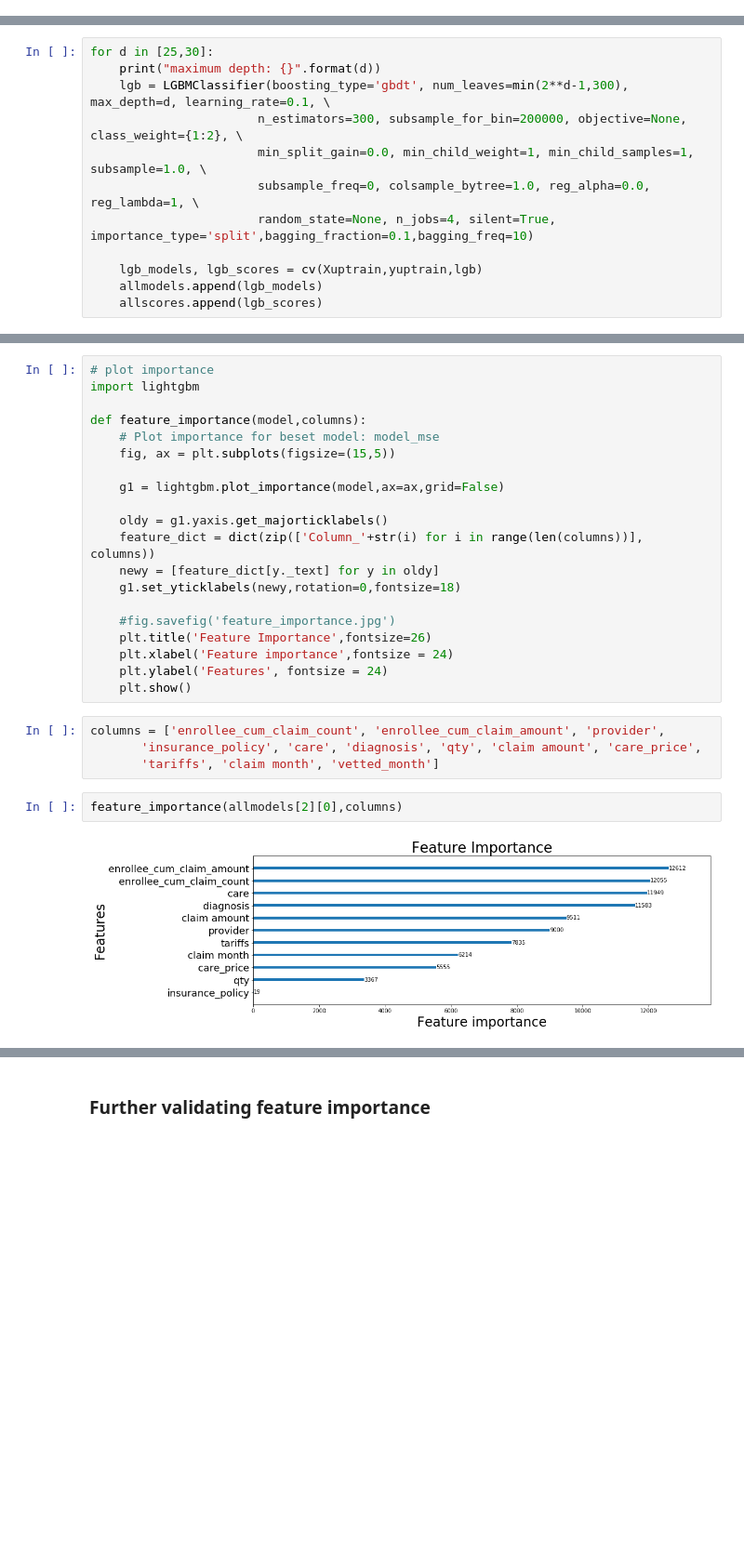
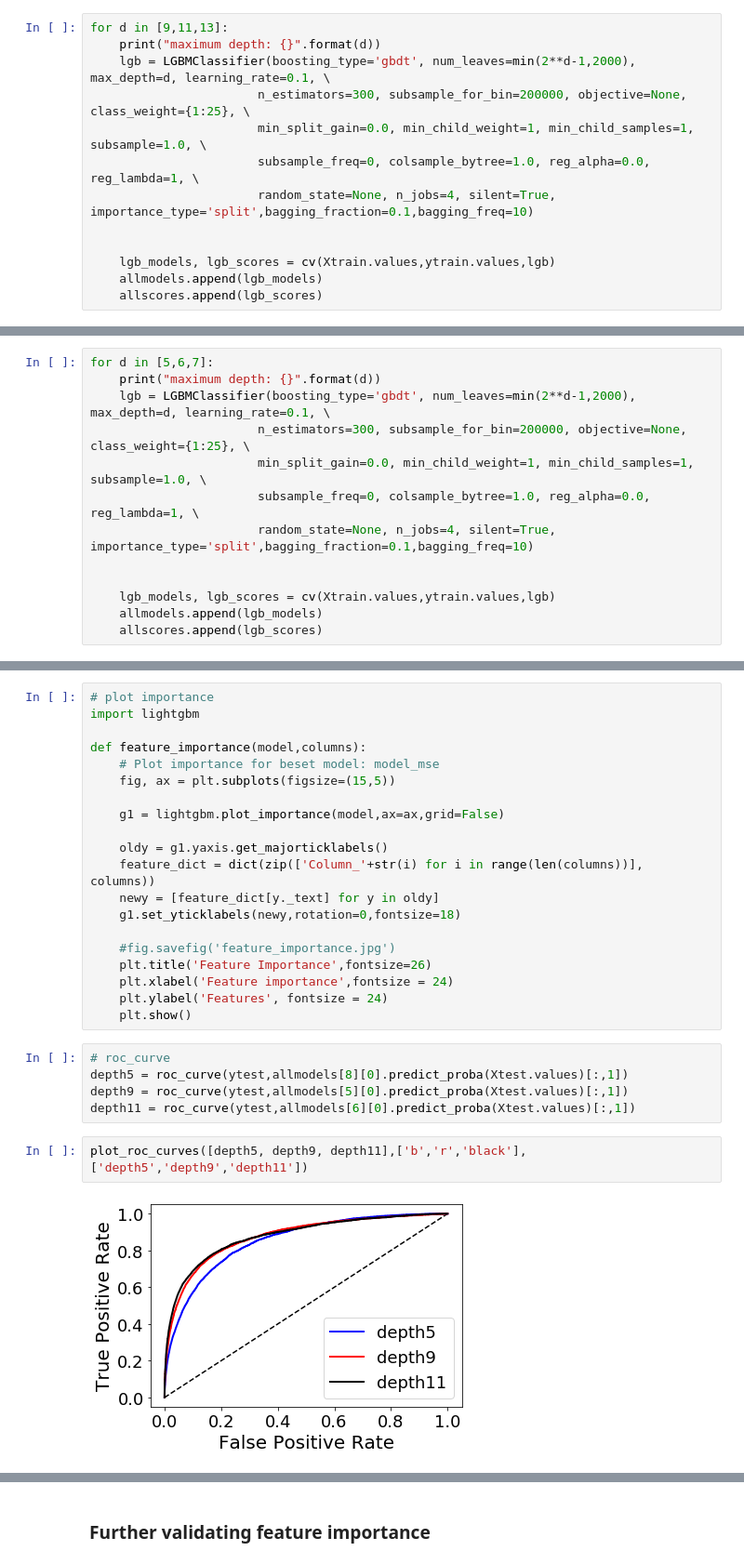
Before and after one commit to Shunling/Insight_HealthDataScience, a Jupyter notebook: Projects/P3/LightGBM_with_Feature_engineering.ipynb, the cells around one changed output, grey strips where cells are left out. Shown: that part at 93% size. Drawn from its saved outputs; the diff is of its cells as text; blank space fills up the shorter version.

```diff
--- a/Projects/P3/LightGBM_with_Feature_engineering.ipynb
+++ b/Projects/P3/LightGBM_with_Feature_engineering.ipynb
@@ -203,0 +212,13 @@ roc_auc : 0.801 +/- 0.000
+# %%
+for d in [9,11,13]:
+    print("maximum depth: {}".format(d))
+    lgb = LGBMClassifier(boosting_type='gbdt', num_leaves=min(2**d-1,2000), max_depth=d, learning_rate=0.1, \
+                       n_estimators=300, subsample_for_bin=200000, objective=None, class_weight={1:25}, \
+                       min_split_gain=0.0, min_child_weight=1, min_child_samples=1, subsample=1.0, \
+                       subsample_freq=0, colsample_bytree=1.0, reg_alpha=0.0, reg_lambda=1, \
+                       random_state=None, n_jobs=4, silent=True, importance_type='split',bagging_fraction=0.1,bagging_freq=10)
+
+
+    lgb_models, lgb_scores = cv(Xtrain.values,ytrain.values,lgb)
+    allmodels.append(lgb_models)
+    allscores.append(lgb_scores)
@@ -203,0 +243,13 @@ roc_auc : 0.801 +/- 0.000
+# %%
+for d in [5,6,7]:
+    print("maximum depth: {}".format(d))
+    lgb = LGBMClassifier(boosting_type='gbdt', num_leaves=min(2**d-1,2000), max_depth=d, learning_rate=0.1, \
+                       n_estimators=300, subsample_for_bin=200000, objective=None, class_weight={1:25}, \
+                       min_split_gain=0.0, min_child_weight=1, min_child_samples=1, subsample=1.0, \
+                       subsample_freq=0, colsample_bytree=1.0, reg_alpha=0.0, reg_lambda=1, \
+                       random_state=None, n_jobs=4, silent=True, importance_type='split',bagging_fraction=0.1,bagging_freq=10)
+
+
+    lgb_models, lgb_scores = cv(Xtrain.values,ytrain.values,lgb)
+    allmodels.append(lgb_models)
+    allscores.append(lgb_scores)
@@ -265,12 +278,0 @@ for n, model in zip(d,allupmodels):
-# %%
-for d in [25,30]:
-    print("maximum depth: {}".format(d))
-    lgb = LGBMClassifier(boosting_type='gbdt', num_leaves=min(2**d-1,300), max_depth=d, learning_rate=0.1, \
-                       n_estimators=300, subsample_for_bin=200000, objective=None, class_weight={1:2}, \
-                       min_split_gain=0.0, min_child_weight=1, min_child_samples=1, subsample=1.0, \
-                       subsample_freq=0, colsample_bytree=1.0, reg_alpha=0.0, reg_lambda=1, \
-                       random_state=None, n_jobs=4, silent=True, importance_type='split',bagging_fraction=0.1,bagging_freq=10)
-
-    lgb_models, lgb_scores = cv(Xuptrain,yuptrain,lgb)
-    allmodels.append(lgb_models)
-    allscores.append(lgb_scores)
@@ -379,11 +320,12 @@ def feature_importance(model,columns):
     plt.xlabel('Feature importance',fontsize = 24)
     plt.ylabel('Features', fontsize = 24)
     plt.show()
-# %%
-columns = ['enrollee_cum_claim_count', 'enrollee_cum_claim_amount', 'provider',
-       'insurance_policy', 'care', 'diagnosis', 'qty', 'claim amount', 'care_price',
-       'tariffs', 'claim month', 'vetted_month']
-# %%
-feature_importance(allmodels[2][0],columns)
-# %% [output]
-[figure, removed]
+# %%
+# roc_curve
+depth5 = roc_curve(ytest,allmodels[8][0].predict_proba(Xtest.values)[:,1])
+depth9 = roc_curve(ytest,allmodels[5][0].predict_proba(Xtest.values)[:,1])
+depth11 = roc_curve(ytest,allmodels[6][0].predict_proba(Xtest.values)[:,1])
+# %%
+plot_roc_curves([depth5, depth9, depth11],['b','r','black'],['depth5','depth9','depth11'])
+# %% [output]
+[figure, added]
```
Also changed, not shown: parts of 61 cells of this notebook.
